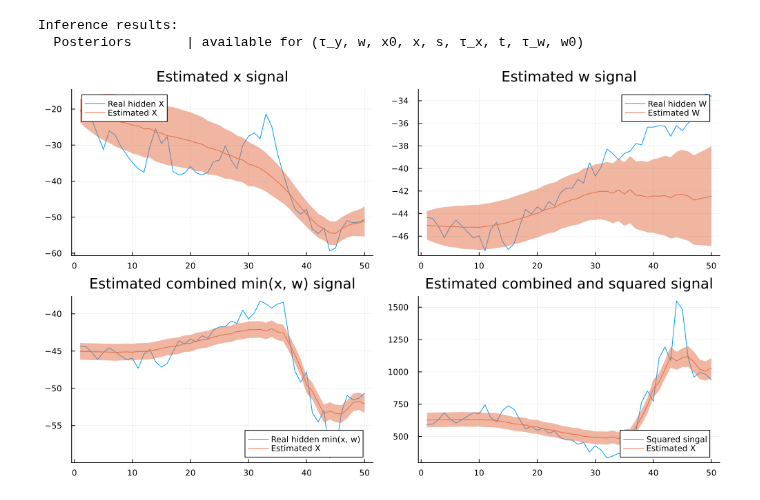
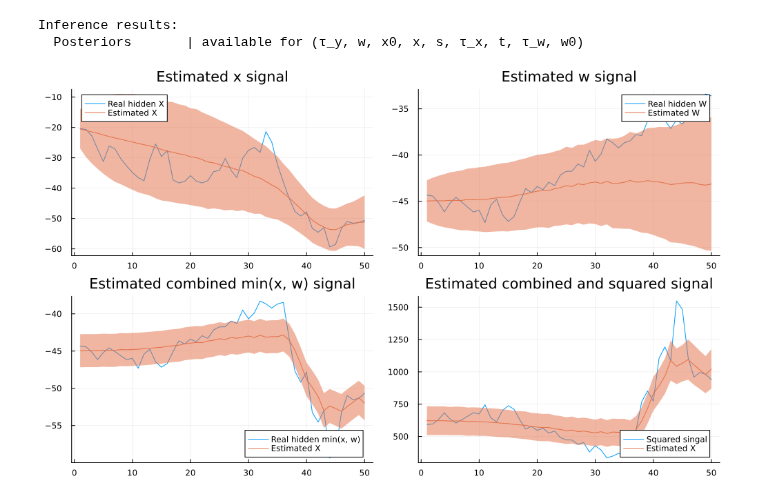
Before and after one commit to biaslab/CVMP, a Jupyter notebook: demos/ccmp_stuck_deterministic.ipynb, the cells around one changed output. Saved outputs shown, nothing was run; the diff lists cells and outputs as text; code cells hidden in the pictures.

```diff
--- a/demos/ccmp_stuck_deterministic.ipynb
+++ b/demos/ccmp_stuck_deterministic.ipynb
@@ -1,7 +1,7 @@
 # %%
 using RxInfer, Distributions, StableRNGs, Plots, Flux, CCMP
 # %%
-function generate_data(f, g, n; seed = 123, x_i_min = -20.0, w_i_min = 20.0, noise = 500.0, real_x_τ = 0.1, real_w_τ = 1.0)
+function generate_data(f, g, n; seed = 123, x_i_min = -20.0, w_i_min = 20.0, noise = 1000.0, real_x_τ = 0.1, real_w_τ = 1.0)
 
     rng = StableRNG(seed)
 
@@ -139,7 +140,7 @@ result = inference(
     constraints = constraints,
     initmessages = imessages,
     initmarginals = imarginals,
-    iterations = 50
+    iterations = 100
 )
 # %% [output]
 Inference results:
@@ -147,30 +148,30 @@ Inference results:
 # %%
 τ_x_marginals = result.posteriors[:τ_x]
 τ_w_marginals = result.posteriors[:τ_w]
 τ_y_marginals = result.posteriors[:τ_y]
 
 tmarginals = result.posteriors[:t]
 smarginals = result.posteriors[:s]
 xmarginals = result.posteriors[:x]
 wmarginals = result.posteriors[:w];
 
 pxx = plot(legend = :topleft, title = "Estimated x signal")
 pxw = plot(legend = :topright, title = "Estimated w signal")
 pxs = plot(legend = :bottomright, title = "Estimated combined min(x, w) signal")
 pxt = plot(legend = :bottomright, title = "Estimated combined and squared signal")
 
 pxx = plot!(pxx, real_x, label = "Real hidden X")
-pxx = plot!(pxx, mean.(xmarginals[end]), ribbon = sqrt.(var.(xmarginals[end])), label = "Estimated X")
+pxx = plot!(pxx, mean.(xmarginals[end]), ribbon = 2 * sqrt.(var.(xmarginals[end])), label = "Estimated X")
 
 pxw = plot!(pxw, real_w, label = "Real hidden W")
-pxw = plot!(pxw, mean.(wmarginals[end]), ribbon = sqrt.(var.(wmarginals[end])), label = "Estimated W")
+pxw = plot!(pxw, mean.(wmarginals[end]), ribbon = 2 * sqrt.(var.(wmarginals[end])), label = "Estimated W")
 
 pxs = plot!(pxs, real_f, label = "Real hidden min(x, w)")
-pxs = plot!(pxs, mean.(smarginals[end]), ribbon = sqrt.(var.(smarginals[end])), label = "Estimated X")
+pxs = plot!(pxs, mean.(smarginals[end]), ribbon = 2 * sqrt.(var.(smarginals[end])), label = "Estimated X")
 
 pxt = plot!(pxt, real_g, label = "Squared singal")
-pxt = plot!(pxt, mean.(tmarginals[end]), ribbon = sqrt.(var.(tmarginals[end])), label = "Estimated X")
+pxt = plot!(pxt, mean.(tmarginals[end]), ribbon = 2 * sqrt.(var.(tmarginals[end])), label = "Estimated X")
 
 plot(pxx, pxw, pxs, pxt, size = (1000, 600))
 # %% [output]
-[figure, old version]
+[figure, new version]
```
Also changed, not shown: parts of 1 cell of this notebook, 2 other files.
